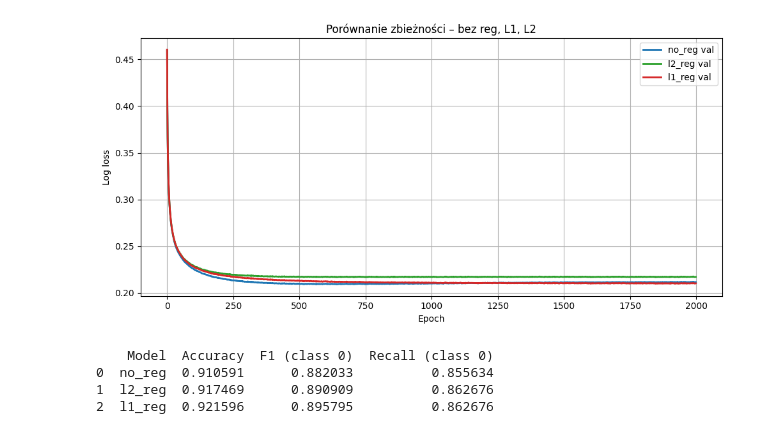
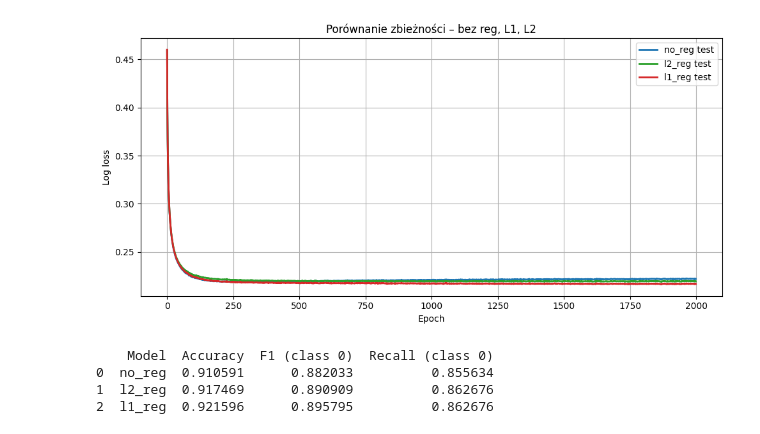
Before and after one commit to Kamok1/Metody-laby, a Jupyter notebook: part3/ml_regularization.ipynb, the cells around one changed output. Drawn from its saved outputs; the diff is of its cells as text; code cells hidden in the pictures.

```diff
--- a/part3/ml_regularization.ipynb
+++ b/part3/ml_regularization.ipynb
@@ -84,24 +85,22 @@ Epoch 2000/2000  train_loss=0.2244  val_loss=0.2102
 # %%
-from matplotlib import pyplot as plt
-
 colors = {
     "no_reg": "tab:blue",
     "l2_reg": "tab:green",
     "l1_reg": "tab:red"
 }
 
 plt.figure(figsize=(10, 5))
 
 for name, model in models.items():
-    plt.plot(model.history["val"], label=f"{name} val", color=colors[name], linewidth=2)
+    plt.plot(model.history["test"], label=f"{name} test", color=colors[name], linewidth=2)
 
 plt.title("Porównanie zbieżności – bez reg, L1, L2")
 plt.xlabel("Epoch")
 plt.ylabel("Log loss")
 plt.legend()
 plt.grid(True)
 plt.tight_layout()
 plt.show()
 # %% [output]
-[figure, old version]
+[figure, new version]
 # %%
```
Also changed, not shown: parts of 4 cells of this notebook, 7 other files.
